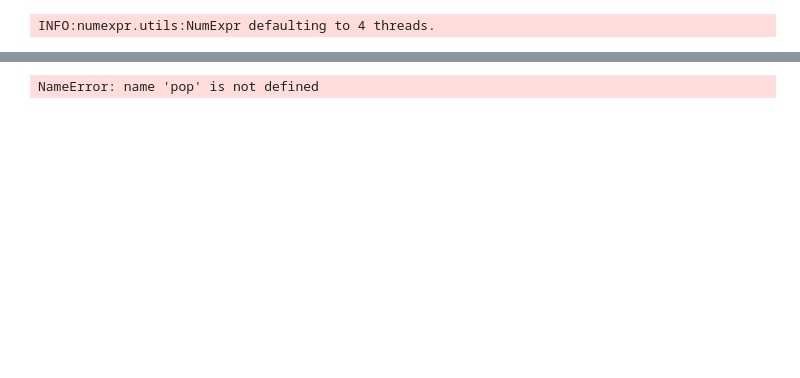
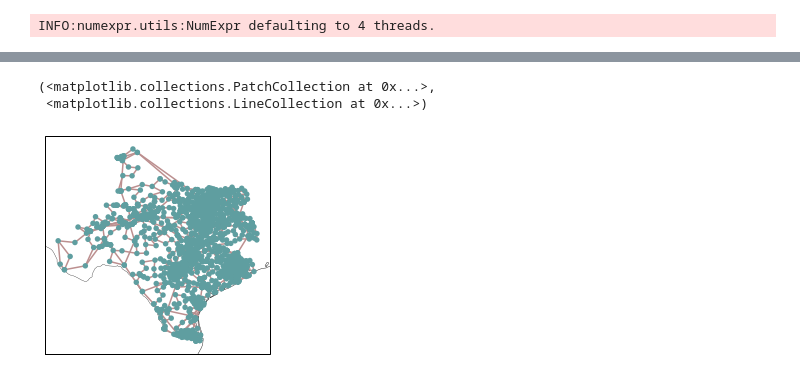
Before and after one commit to eym55/power_grid_sim, a Jupyter notebook: power_grid_etl.ipynb, the cells around one changed output, grey strips where cells are left out. Saved outputs shown, nothing was run; the diff lists cells and outputs as text; code cells hidden in the pictures; blank space fills up the shorter version.

Commit message:
got plot working

```diff
--- a/power_grid_etl.ipynb
+++ b/power_grid_etl.ipynb
@@ -144,7 +128,8 @@ network.import_components_from_dataframe(branches,"Line")
 # %%
 pop = network.graph()
-# %%
-import networkx as nx
-nx.draw(pop)
-# %% [output]
-NameError: name 'pop' is not defined
+# %%
+network.plot()
+# %% [output]
+(<matplotlib.collections.PatchCollection at 0x...>,
+ <matplotlib.collections.LineCollection at 0x...>)
+[figure, added]
```
Also changed, not shown: parts of 19 cells of this notebook.
